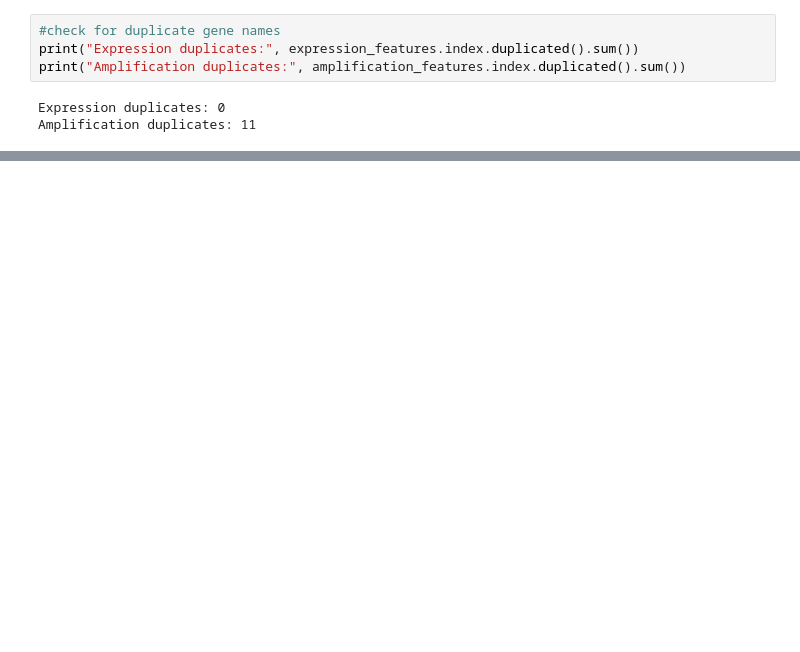
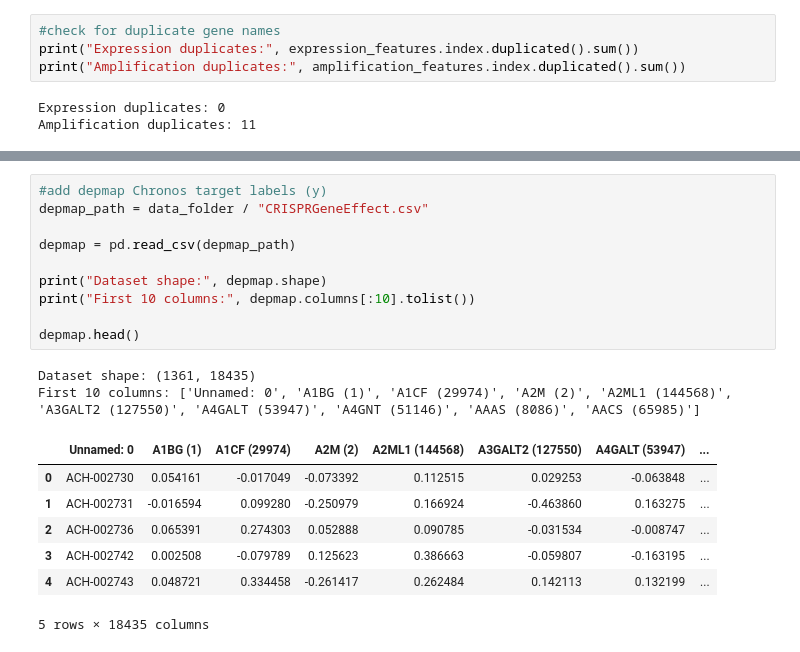
Before and after one commit to sbskinn/Tumor-Surface-Target-Prioritization, a Jupyter notebook: Checkpoint1_gene_expression.ipynb, the cells around one changed output, grey strips where cells are left out. Cells and saved outputs as stored; diff of their text form; blank space fills up the shorter version.

```diff
--- a/Checkpoint1_gene_expression.ipynb
+++ b/Checkpoint1_gene_expression.ipynb
@@ -203,0 +238,20 @@ amplification_clean = amplification_features[
+# %%
+#add depmap Chronos target labels (y)
+depmap_path = data_folder / "CRISPRGeneEffect.csv"
+
+depmap = pd.read_csv(depmap_path)
+
+print("Dataset shape:", depmap.shape)
+print("First 10 columns:", depmap.columns[:10].tolist())
+
+depmap.head()
+# %% [output]
+Dataset shape: (1361, 18435)
+First 10 columns: ['Unnamed: 0', 'A1BG (1)', 'A1CF (29974)', 'A2M (2)', 'A2ML1 (144568)', 'A3GALT2 (127550)', 'A4GALT (53947)', 'A4GNT (51146)', 'AAAS (8086)', 'AACS (65985)']
+|  | Unnamed: 0 | A1BG (1) | A1CF (29974) | A2M (2) | A2ML1 (144568) | A3GALT2 (127550) | A4GALT (53947) | ... |
+| 0 | ACH-002730 | 0.054161 | -0.017049 | -0.073392 | 0.112515 | 0.029253 | -0.063848 | ... |
+| 1 | ACH-002731 | -0.016594 | 0.099280 | -0.250979 | 0.166924 | -0.463860 | 0.163275 | ... |
+| 2 | ACH-002736 | 0.065391 | 0.274303 | 0.052888 | 0.090785 | -0.031534 | -0.008747 | ... |
+| 3 | ACH-002742 | 0.002508 | -0.079789 | 0.125623 | 0.386663 | -0.059807 | -0.163195 | ... |
+| 4 | ACH-002743 | 0.048721 | 0.334458 | -0.261417 | 0.262484 | 0.142113 | 0.132199 | ... |
+5 rows × 18435 columns
```
Also changed, not shown: parts of 26 cells of this notebook.
